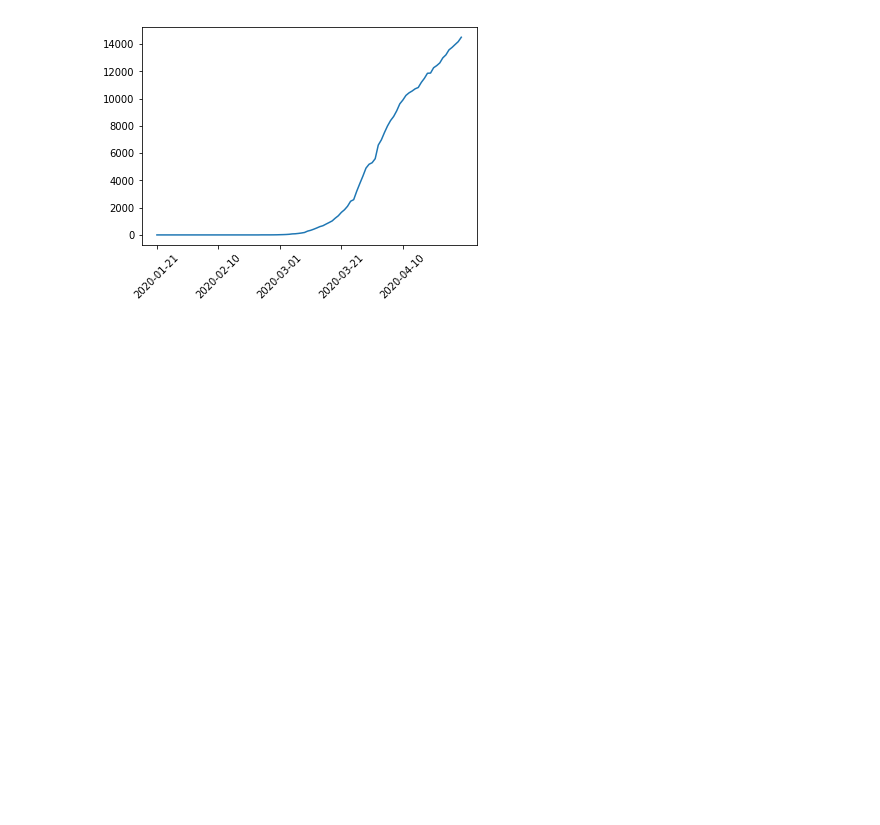
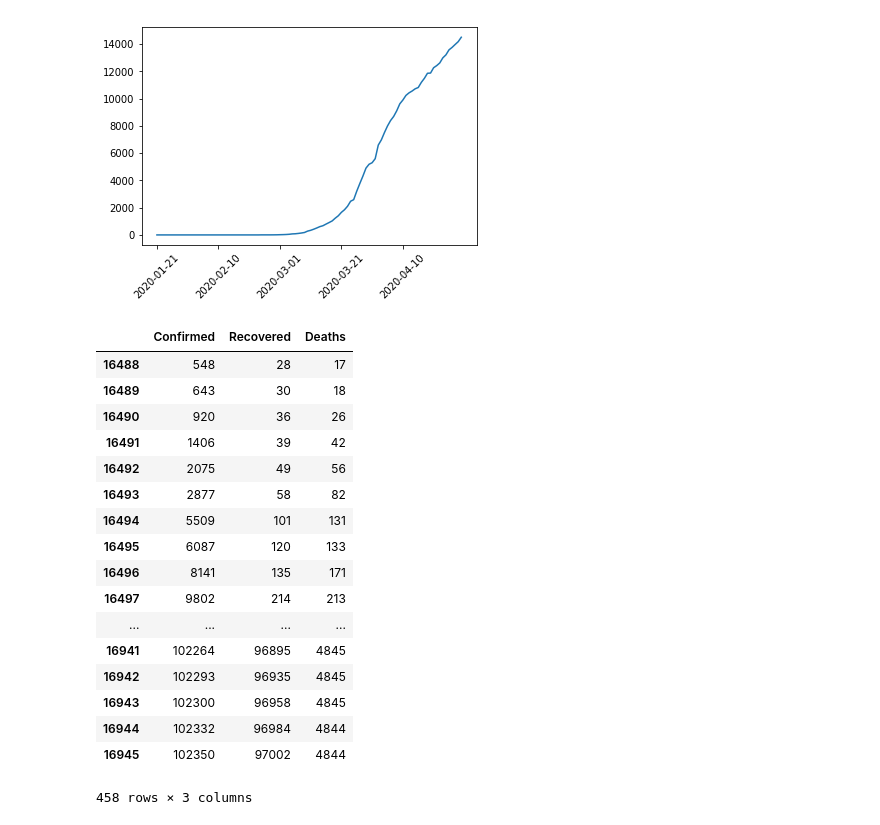
Before and after one commit to xiaolng/GSGHack_project10, a Jupyter notebook: plot_time_series.ipynb, the cells around one changed output. Drawn from its saved outputs; the diff is of its cells as text; code cells hidden in the pictures; blank space fills up the shorter version.

```diff
--- a/plot_time_series.ipynb
+++ b/plot_time_series.ipynb
@@ -45,0 +48,23 @@ ax.set_xticklabels(x.iloc[ ticks ], rotation=45);
+# %%
+df_china = df_countries[df_countries.Country.str.contains('China')]
+# %%
+df_china[['Confirmed', 'Recovered', 'Deaths']]
+# %% [output]
+|  | Confirmed | Recovered | Deaths |
+| 16488 | 548 | 28 | 17 |
+| 16489 | 643 | 30 | 18 |
+| 16490 | 920 | 36 | 26 |
+| 16491 | 1406 | 39 | 42 |
+| 16492 | 2075 | 49 | 56 |
+| 16493 | 2877 | 58 | 82 |
+| 16494 | 5509 | 101 | 131 |
+| 16495 | 6087 | 120 | 133 |
+| 16496 | 8141 | 135 | 171 |
+| 16497 | 9802 | 214 | 213 |
+| ... | ... | ... | ... |
+| 16941 | 102264 | 96895 | 4845 |
+| 16942 | 102293 | 96935 | 4845 |
+| 16943 | 102300 | 96958 | 4845 |
+| 16944 | 102332 | 96984 | 4844 |
+| 16945 | 102350 | 97002 | 4844 |
+458 rows × 3 columns
```
Also changed, not shown: parts of 7 cells of this notebook, 2 other files.
